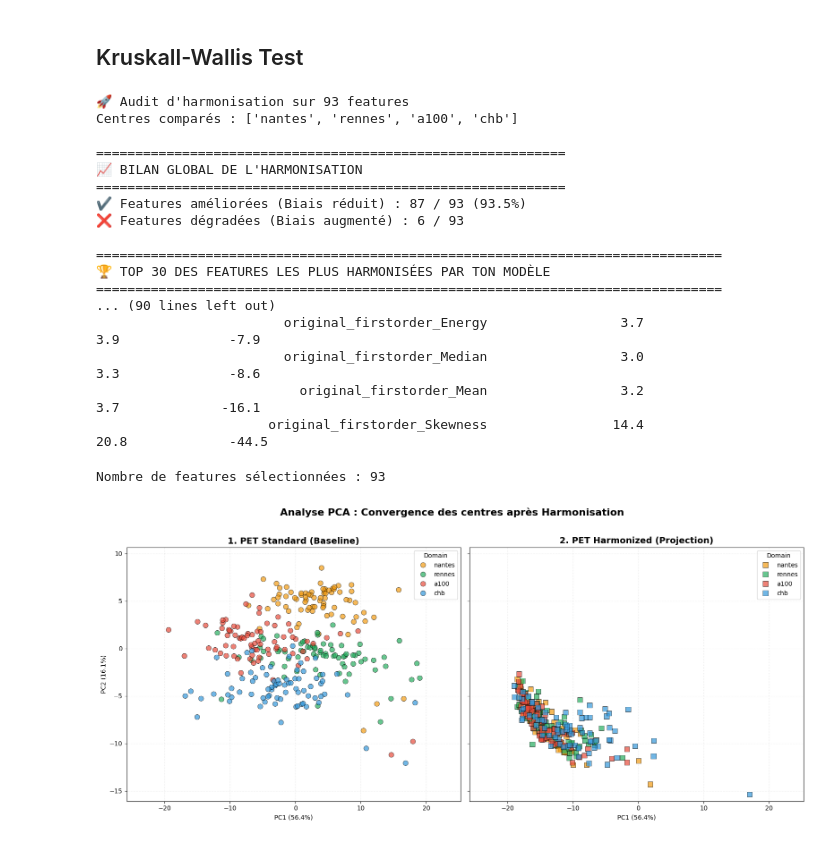
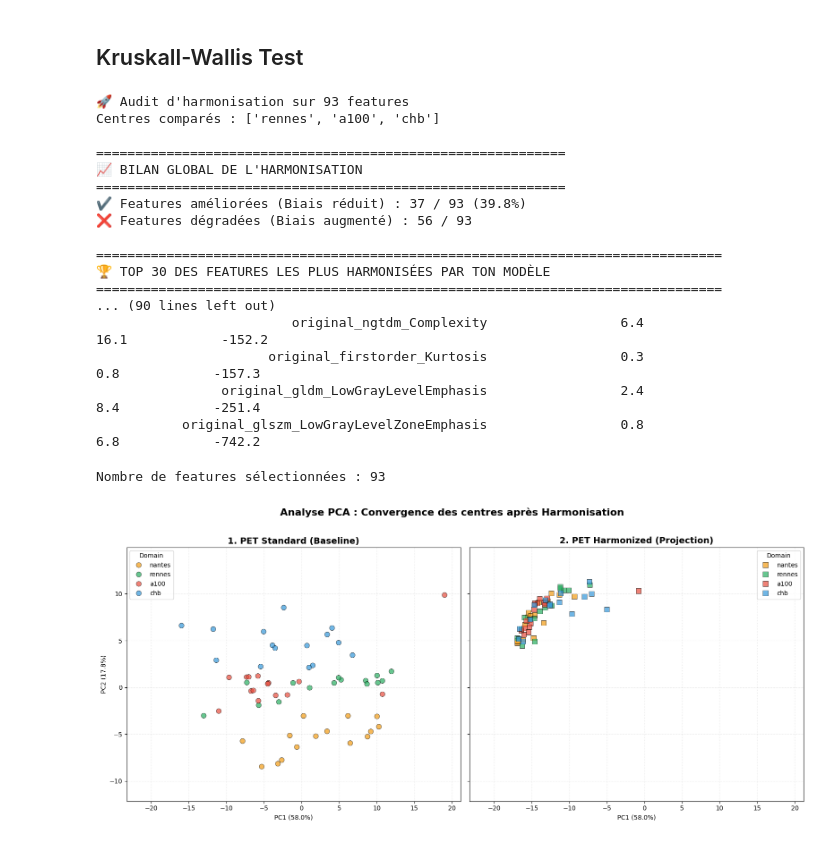
Before and after one commit to Arksyd96/federated-pet-harmonization, a Jupyter notebook: notebooks/evaluate_harmonization_radiomics.ipynb, the cells around one changed output. Saved outputs shown, nothing was run; the diff lists cells and outputs as text; code cells hidden in the pictures.

```diff
--- a/notebooks/evaluate_harmonization_radiomics.ipynb
+++ b/notebooks/evaluate_harmonization_radiomics.ipynb
@@ -4,7 +4,7 @@ import glob
 import pandas as pd
 from tqdm import tqdm
 
-input_dir = "../outputs/"
+input_dir = "./outputs/harmonization/"
 
 search_pattern = os.path.join(input_dir, "**", "*radiomics.csv")
 csv_files = glob.glob(search_pattern, recursive=True)
@@ -77,6 +77,6 @@ Total des colonnes: 101
 # %%
 # read csv
 import pandas as pd
-master_df = pd.read_csv('../data/master_radiomics.csv')
+master_df = pd.read_csv('./master_radiomics.csv')
 master_df.head(5)
 # %% [output]
@@ -89,0 +90,12 @@ master_df.head(5)
+# %%
+import pandas as pd
+
+req_mods = ['pet', 'harmonized-pet-vae', 'harmonized-pet-standard-vae', 'gaussian-earl1']
+
+df_filtered = master_df[master_df['Modality'].isin(req_mods)]
+
+mod_counts = df_filtered.groupby('Subject_ID')['Modality'].nunique()
+valid_patients = mod_counts[mod_counts == len(req_mods)].index
+
+master_df = df_filtered[df_filtered['Subject_ID'].isin(valid_patients)]
+master_df
@@ -93,8 +119,8 @@ master_df.head(5)
 import pandas as pd
 from scipy.stats import kruskal
 
-df_std = master_df[master_df['Modality'] == 'standard'].copy()
-df_harm = master_df[master_df['Modality'] == 'harmonized'].copy()
+df_std = master_df[master_df['Modality'] == 'pet'].copy()
+df_harm = master_df[master_df['Modality'] == 'gaussian-earl1'].copy()
 
 domains_list = list(master_df['Domain_Source'].dropna().unique())
 
@@ -150,22 +176,22 @@ else:
     print("\n⚠️ Impossible de calculer Kruskal-Wallis. Vérifie que tu as au moins 2 centres avec des données standard ET harmonized.")
 # %% [output]
 🚀 Audit d'harmonisation sur 93 features
-Centres comparés : ['nantes', 'rennes', 'a100', 'chb']
+Centres comparés : ['rennes', 'a100', 'chb']
 
 ============================================================
 📈 BILAN GLOBAL DE L'HARMONISATION
 ============================================================
-✔️ Features améliorées (Biais réduit) : 87 / 93 (93.5%)
-❌ Features dégradées (Biais augmenté) : 6 / 93
+✔️ Features améliorées (Biais réduit) : 37 / 93 (39.8%)
+❌ Features dégradées (Biais augmenté) : 56 / 93
 
 ================================================================================
 🏆 TOP 30 DES FEATURES LES PLUS HARMONISÉES PAR TON MODÈLE
 ================================================================================
 ... (90 lines left out)
-                        original_firstorder_Energy                 3.7                   3.9              -7.9
-                        original_firstorder_Median                 3.0                   3.3              -8.6
-                          original_firstorder_Mean                 3.2                   3.7             -16.1
-                      original_firstorder_Skewness                14.4                  20.8             -44.5
+                         original_ngtdm_Complexity                 6.4                  16.1            -152.2
+                      original_firstorder_Kurtosis                 0.3                   0.8            -157.3
+                original_gldm_LowGrayLevelEmphasis                 2.4                   8.4            -251.4
+           original_glszm_LowGrayLevelZoneEmphasis                 0.8                   6.8            -742.2
 # %%
 import pandas as pd
 import numpy as np
@@ -253,13 +279,13 @@ def display_pca(df_std, df_harm, df_top_features):
 # %%
 features = df_top30['Feature'].tolist()
 
 selected_features = df_top30[df_top30['Feature'].isin(features)].copy()
 print(f"Nombre de features sélectionnées : {len(features)}")
 
-df_std = master_df[master_df['Modality'] == 'standard'].copy()
-df_harm = master_df[master_df['Modality'] == 'harmonized'].copy()
+df_std = master_df[master_df['Modality'] == 'pet'].copy()
+df_harm = master_df[master_df['Modality'] == 'harmonized-pet-standard-vae'].copy()
 
 display_pca(df_std, df_harm, selected_features)
 # %% [output]
 Nombre de features sélectionnées : 93
-[figure, old version]
+[figure, new version]
```
Also changed, not shown: parts of 3 cells of this notebook, 10 other files.
